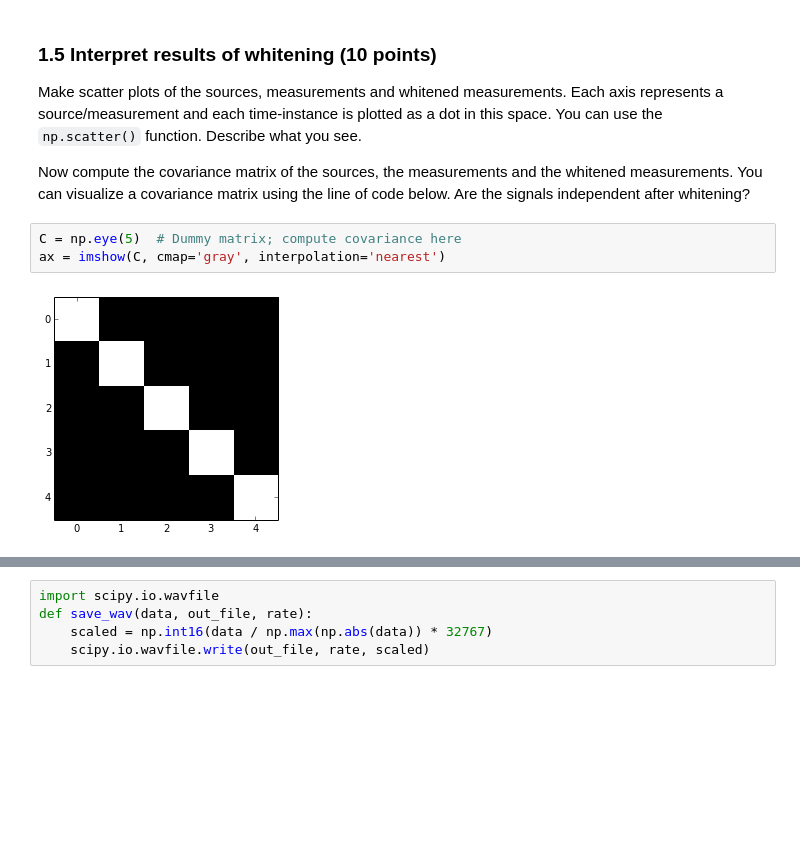
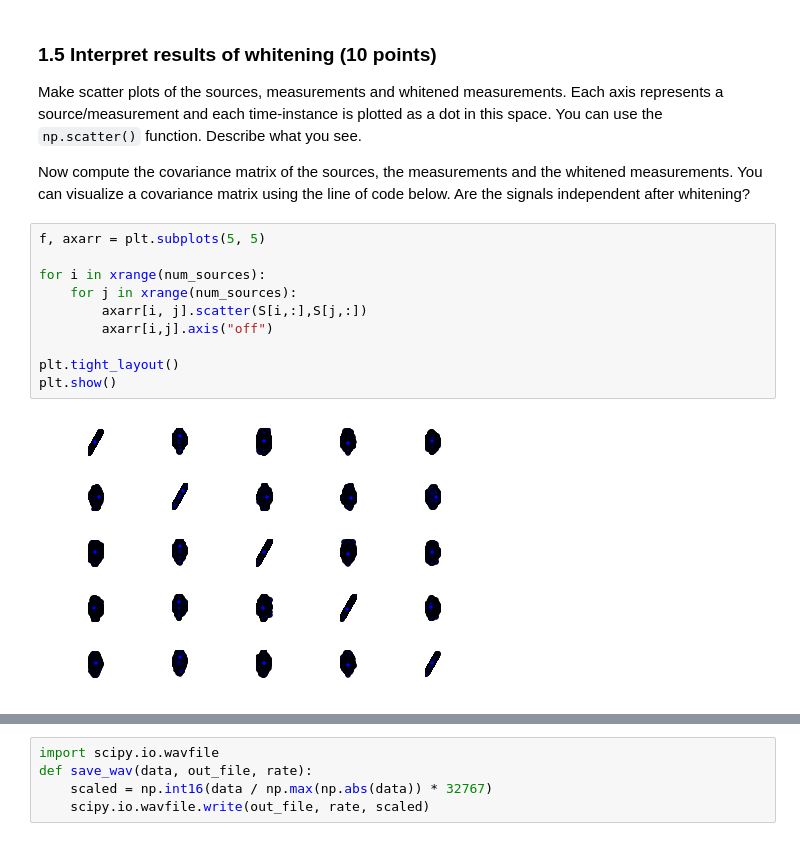
Before and after one commit to afcarl/ML2, a Jupyter notebook: lab1/lab1.ipynb, the cells around one changed output, grey strips where cells are left out. Drawn from its saved outputs; the diff is of its cells as text; blank space fills up the shorter version.

```diff
--- a/lab1/lab1.ipynb
+++ b/lab1/lab1.ipynb
@@ -165,8 +150,15 @@ array([[-0.05353317, -0.11208708,  0.8039223 , ...,  1.13641136,
 Make scatter plots of the sources, measurements and whitened measurements. Each axis represents a source/measurement and each time-instance is plotted as a dot in this space. You can use the `np.scatter()` function. Describe what you see.
 
 Now compute the covariance matrix of the sources, the measurements and the whitened measurements. You can visualize a covariance matrix using the line of code below. Are the signals independent after whitening?
-# %%
-C = np.eye(5)  # Dummy matrix; compute covariance here
-ax = imshow(C, cmap='gray', interpolation='nearest')
-# %% [output]
-[figure, removed]
+# %%
+f, axarr = plt.subplots(5, 5)
+
+for i in xrange(num_sources):
+    for j in xrange(num_sources):
+        axarr[i, j].scatter(S[i,:],S[j,:])
+        axarr[i,j].axis("off")
+
+plt.tight_layout()
+plt.show()
+# %% [output]
+[figure, added]
```
Also changed, not shown: parts of 12 cells of this notebook.
